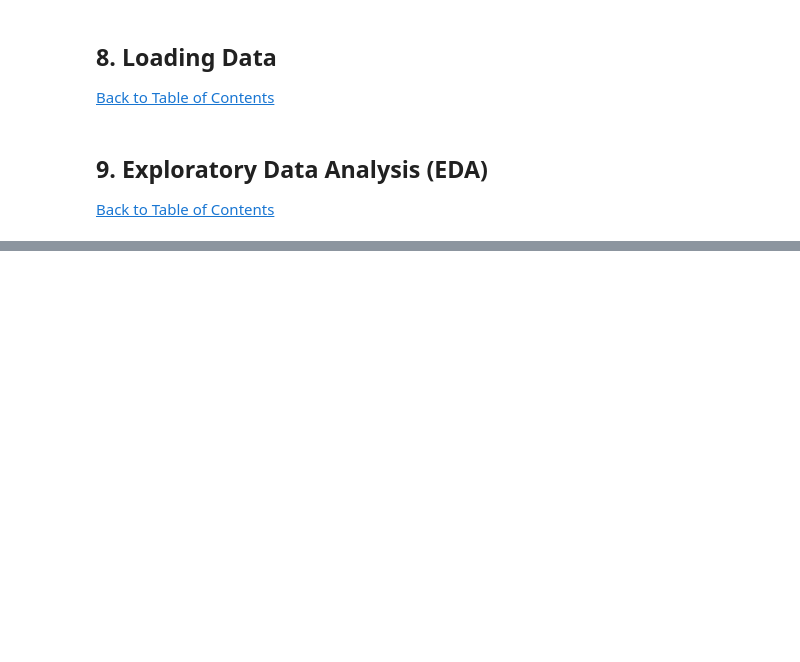
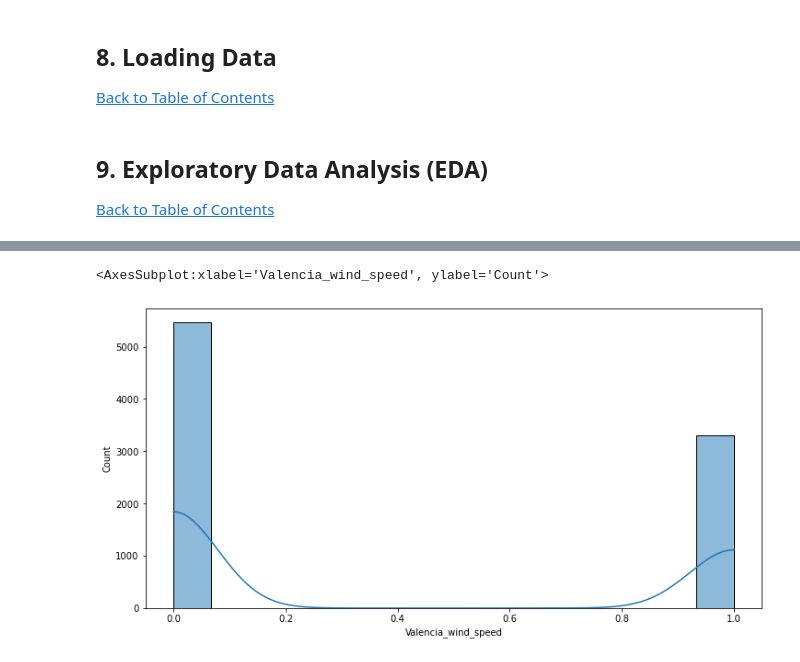
Before and after one commit to aka-TheJew/EXPLORE-TEAM-NM7-PROJECT-WORK, a Jupyter notebook: TEAM NM7.ipynb, the cells around one changed output, grey strips where cells are left out. Saved outputs shown, nothing was run; the diff lists cells and outputs as text; code cells hidden in the pictures; blank space fills up the shorter version.

```diff
--- a/TEAM NM7.ipynb
+++ b/TEAM NM7.ipynb
@@ -156,0 +833,5 @@ The provided features given for the predict includes temperature, windspeed, hum
+# %%
+sns.histplot(data = Train_New['Valencia_wind_speed'], kde = True)
+# %% [output]
+<AxesSubplot:xlabel='Valencia_wind_speed', ylabel='Count'>
+[figure, added]
```
Also changed, not shown: parts of 147 cells of this notebook.
